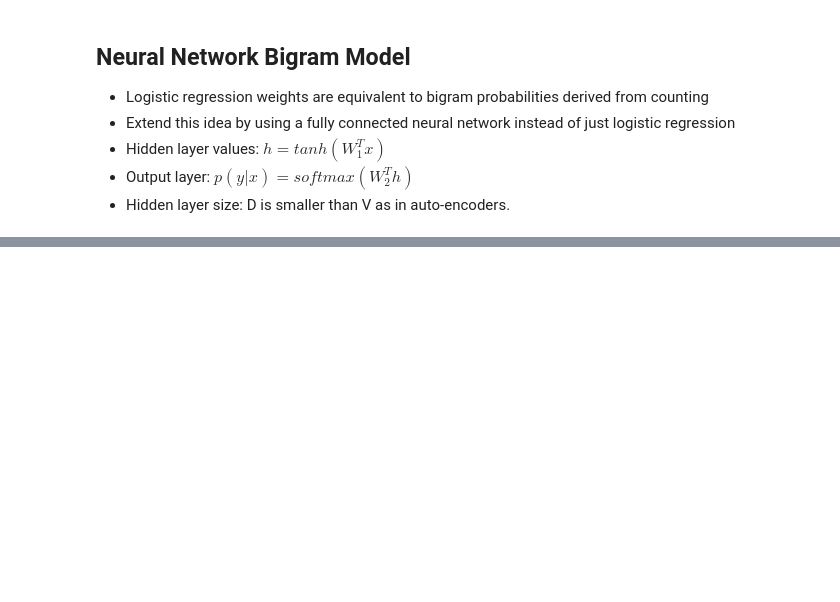
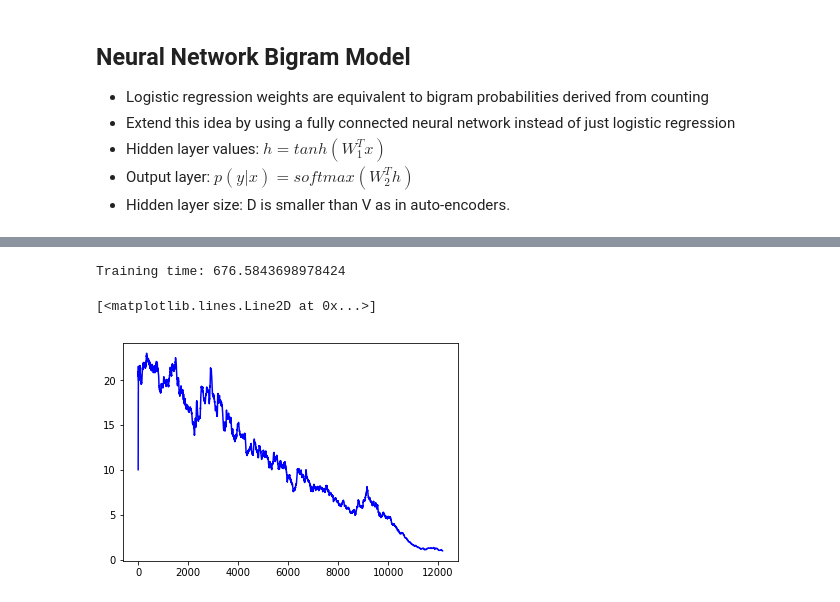
Before and after one commit to davizuku/nlp-python-udemy, a Jupyter notebook: src/section3.ipynb, the cells around one changed output, grey strips where cells are left out. Cells and saved outputs as stored; diff of their text form; code cells hidden in the pictures; blank space fills up the shorter version.

```diff
--- a/src/section3.ipynb
+++ b/src/section3.ipynb
@@ -483,0 +569,16 @@ plt.plot(smoothed_loss(prob_loss), color='red')
+# %%
+x = tf.placeholder(tf.float32, shape=[batch_size, V], name='X')
+y = tf.placeholder(tf.float32, shape=[batch_size, V], name='Y')
+W1 = tf.Variable(tf.random_uniform([D, batch_size], minval=0.0, maxval=1.0, dtype=tf.float32), name='W1')
+W2 = tf.Variable(tf.random_uniform([batch_size, D], minval=0.0, maxval=1.0, dtype=tf.float32), name='W2')
+h = tf.nn.tanh(tf.matmul(W1, x), name='h')
+output = tf.matmul(W2, h, name='output')
+# %%
+cross_entropy = tf.reduce_mean(
+    tf.nn.softmax_cross_entropy_with_logits(
+        labels = y,
+        logits = output
+    )
+)
+optimizer = tf.train.GradientDescentOptimizer(learning_rate = alpha)
+train = optimizer.minimize(cross_entropy)
@@ -483,0 +593,17 @@ plt.plot(smoothed_loss(prob_loss), color='red')
+# %%
+init = tf.global_variables_initializer()
+# %%
+t0 = time.time()
+with tf.Session() as sess:
+    sess.run(init)
+    error_loss = []
+    for epoch in range(epochs):
+        for iteration in range(iterations):
+            batch_x, batch_y = batcher.nextBatch(batch_size)
+            _, error = sess.run([train, cross_entropy], feed_dict = {x: batch_x, y: batch_y})
+            error_loss.append(error)
+            if len(error_loss) % 100 == 0:
+                print("Error loss at " + str(len(error_loss)) + "/" + str(len(sentences)) + ": " + str(error))
+t1 = time.time()
+print("Training time: " + str(t1-t0))
+plt.plot(smoothed_loss(error_loss), color='blue')
@@ -483,0 +629,7 @@ plt.plot(smoothed_loss(prob_loss), color='red')
+# %%
+print("Training time: " + str(t1-t0))
+plt.plot(smoothed_loss(error_loss), color='blue')
+# %% [output]
+Training time: 676.5843698978424
+[<matplotlib.lines.Line2D at 0x...>]
+[figure, added]
```
Also changed, not shown: parts of 9 cells of this notebook.
